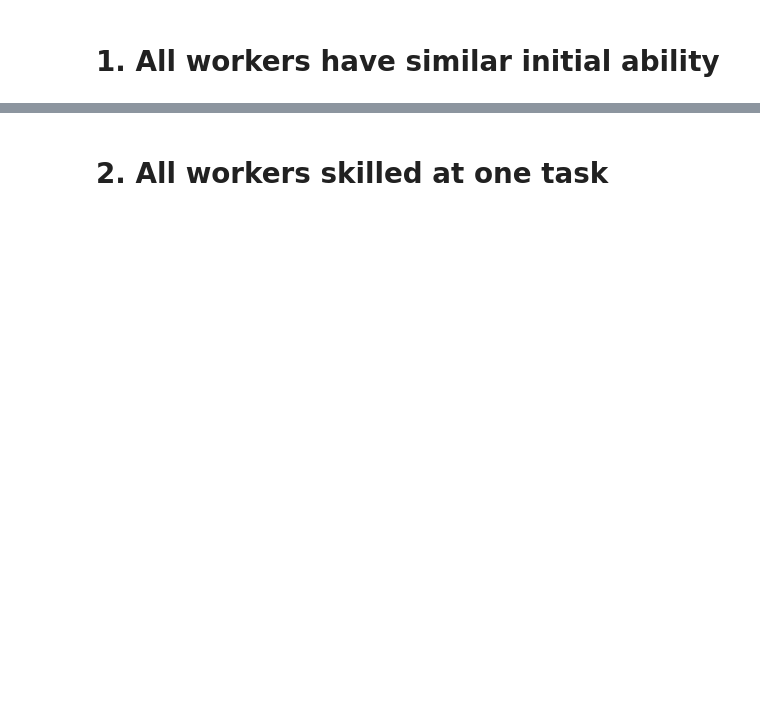
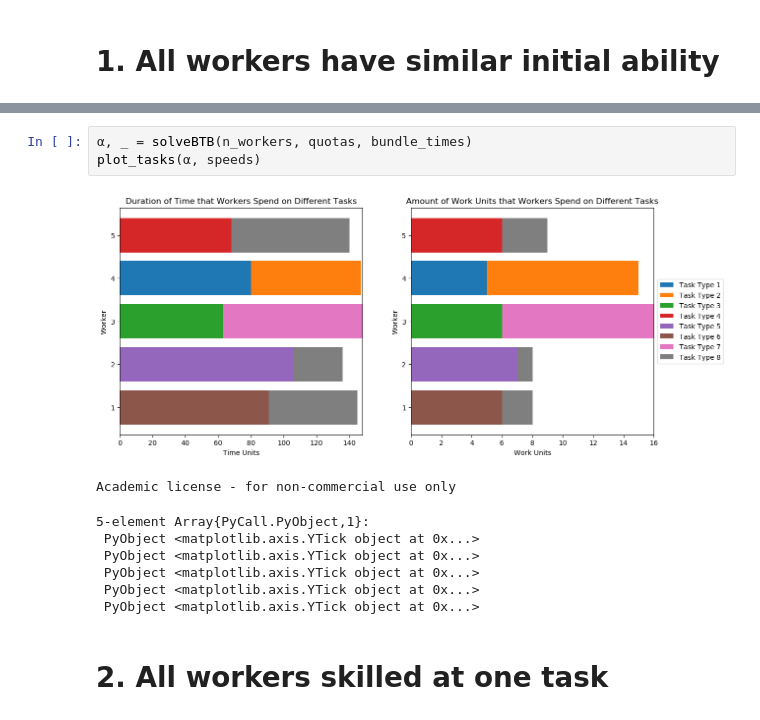
Before and after one commit to erinzm/ece524project, a Jupyter notebook: synthetic data.ipynb, the cells around one changed output, grey strips where cells are left out. Saved outputs shown, nothing was run; the diff lists cells and outputs as text; blank space fills up the shorter version.

```diff
--- a/synthetic data.ipynb
+++ b/synthetic data.ipynb
@@ -107,3 +167,15 @@ show()
+# %%
+α, _ = solveBTB(n_workers, quotas, bundle_times)
+plot_tasks(α, speeds)
+# %% [output]
+[figure, added]
+Academic license - for non-commercial use only
+5-element Array{PyCall.PyObject,1}:
+ PyObject <matplotlib.axis.YTick object at 0x...>
+ PyObject <matplotlib.axis.YTick object at 0x...>
+ PyObject <matplotlib.axis.YTick object at 0x...>
+ PyObject <matplotlib.axis.YTick object at 0x...>
+ PyObject <matplotlib.axis.YTick object at 0x...>
 # %% [markdown]
 # 2. All workers skilled at one task
 # %%
```
Also changed, not shown: parts of 8 cells of this notebook.
